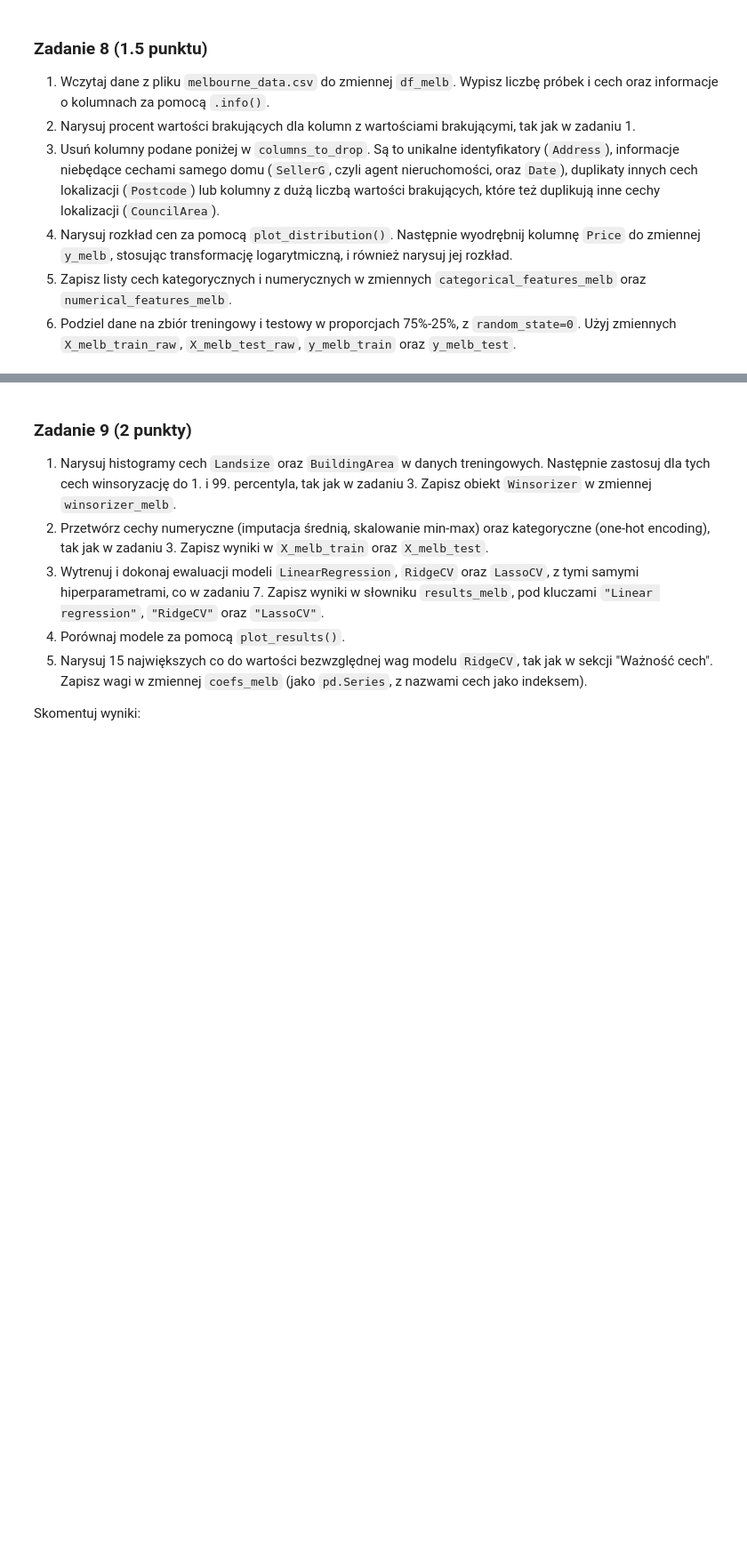
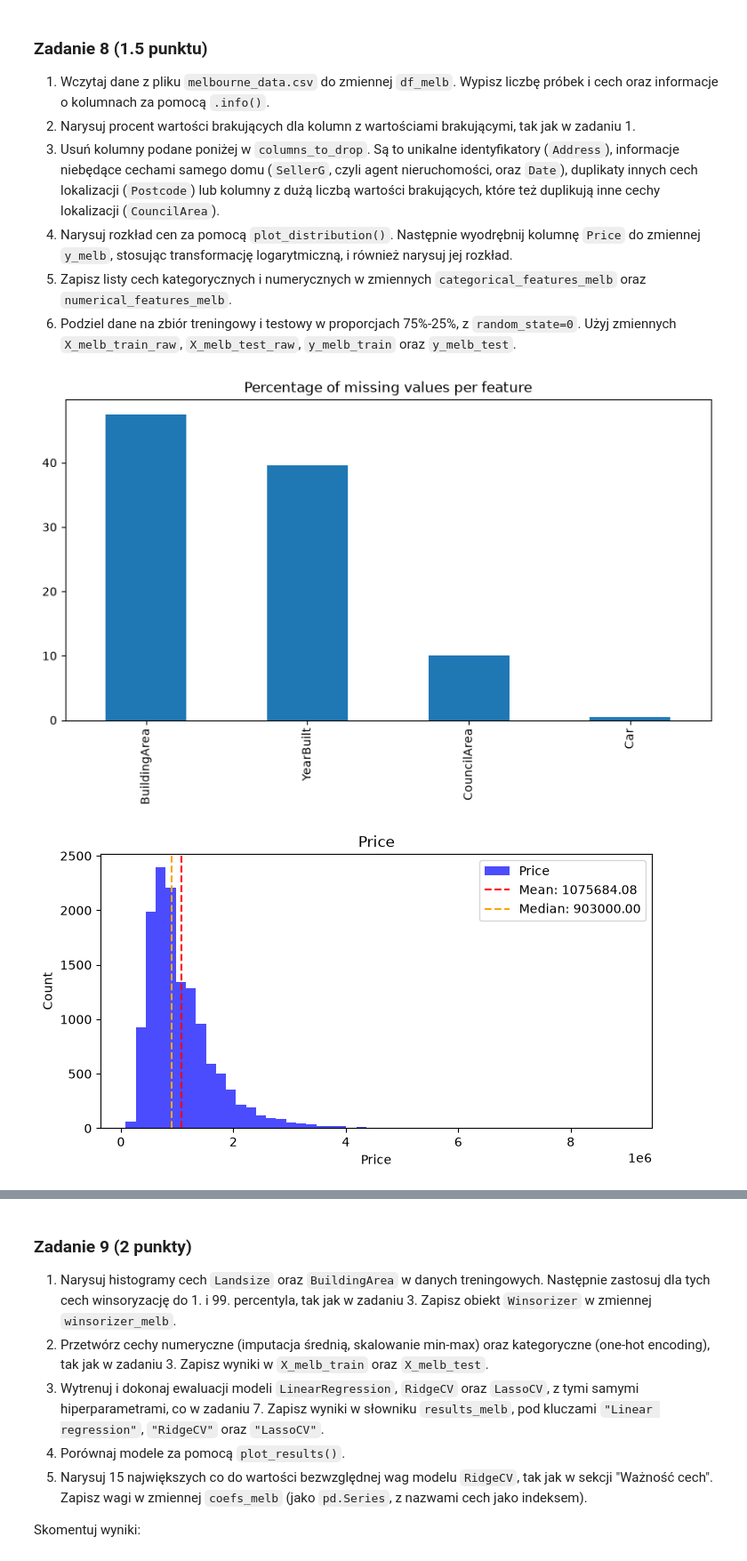
Before and after one commit to MateuszMajta/podstawy-sztucznej-inteligencji, a Jupyter notebook: lab1/lab_1.ipynb, the cells around one changed output, grey strips where cells are left out. Shown at 89% size. Saved outputs shown, nothing was run; the diff lists cells and outputs as text; code cells hidden in the pictures; blank space fills up the shorter version.

```diff
--- a/lab1/lab_1.ipynb
+++ b/lab1/lab_1.ipynb
@@ -1372,0 +1367,25 @@ df_melb = pd.read_csv("melb_data.csv")
+# %%
+columns_to_drop = ["Address", "SellerG", "Date", "Postcode", "CouncilArea"]
+
+df_melb = pd.read_csv("melbourne_data.csv")
+
+missing_pct_melb = df_melb.isna().sum().loc[lambda s: s>0].sort_values(ascending=False) / len(df_melb) * 100
+missing_pct_melb.plot.bar(figsize=(10, 5), title="Percentage of missing values per feature")
+
+df_melb = df_melb.drop(columns_to_drop, axis="columns", errors="ignore")
+
+plot_distribution(df_melb["Price"], "Price")
+y_melb = np.log1p(df_melb.pop("Price"))
+plot_distribution(y_melb, "log1p(Price)")
+
+categorical_features_melb = df_melb.select_dtypes(exclude="number").columns
+numerical_features_melb = df_melb.select_dtypes(include="number").columns
+
+X_melb_train_raw, X_melb_test_raw, y_melb_train, y_melb_test = train_test_split(
+    df_melb, y_melb, test_size=0.25, random_state=0
+)
+
+# your_code
+# %% [output]
+[figure, added]
+[figure, added]
```
Also changed, not shown: parts of 8 cells of this notebook.
